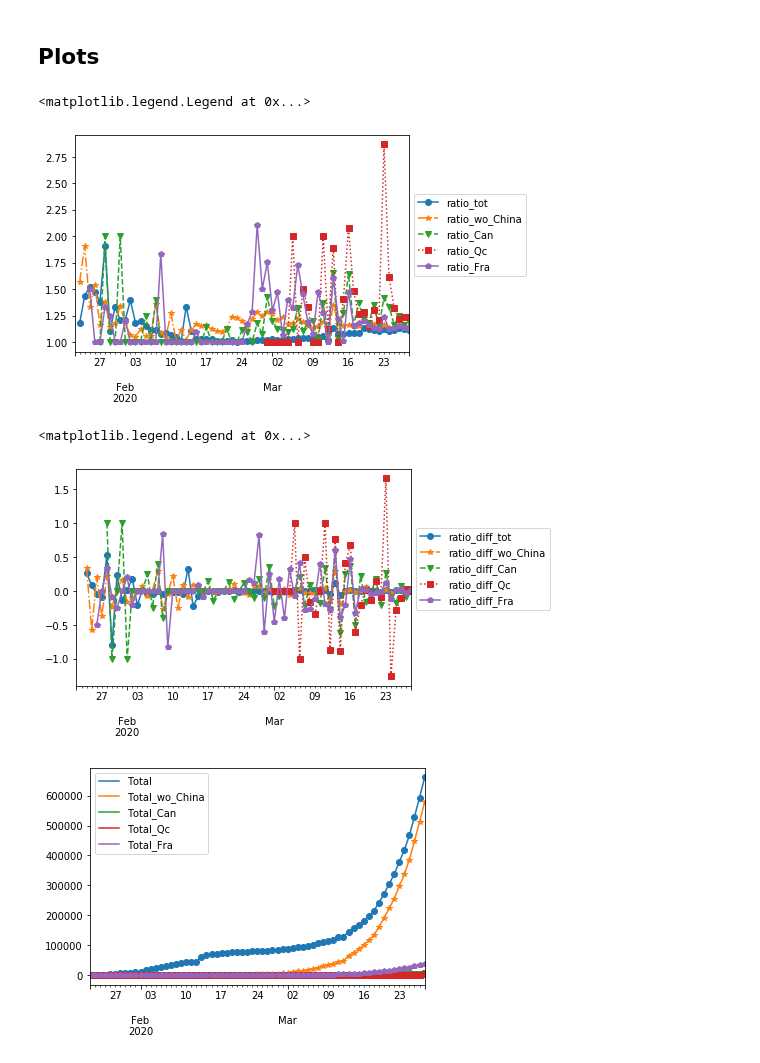
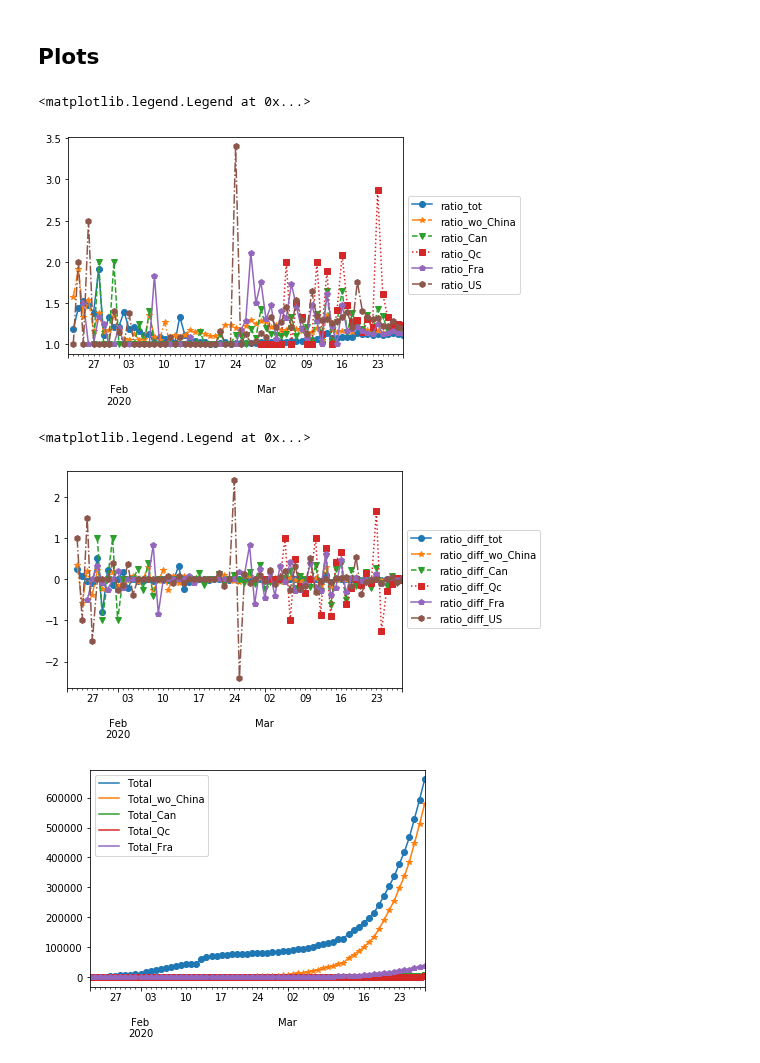
Before and after one commit to louisleroy5/COVID-19, a Jupyter notebook: Stat covid.ipynb, the cells around one changed output. Drawn from its saved outputs; the diff is of its cells as text; code cells hidden in the pictures.

Commit message:
adds US data in tables and plots

```diff
--- a/Stat covid.ipynb
+++ b/Stat covid.ipynb
@@ -107,2 +93,0 @@ Length: 67, dtype: int64
-# %%
-confirmed["Total_US"] = data.loc[:, "US"].iloc[:, -1]
@@ -125,3 +94,7 @@ confirmed["Total_US"] = data.loc[:, "US"].iloc[:, -1]
+# %%
+confirmed["ratio_US"] = ratio_day(confirmed["Total_US"])
+# %%
+confirmed["ratio_diff_US"] = substract(confirmed["ratio_US"])
 # %% [markdown]
 ## Tables
 # %%
@@ -164,7 +138,7 @@ confirmed[
 # %%
 # Ratio
 ax_ratio = confirmed[
-    ["ratio_tot", "ratio_wo_China", "ratio_Can", "ratio_Qc", "ratio_Fra"]
+    ["ratio_tot", "ratio_wo_China", "ratio_Can", "ratio_Qc", "ratio_Fra", "ratio_US"]
 ].plot()
 for i, line in enumerate(ax_ratio.get_lines()):
     line.set_marker(markers[i])
@@ -172,25 +146,26 @@ for i, line in enumerate(ax_ratio.get_lines()):
 ax_ratio.legend(bbox_to_anchor=(1, 0.75))
 # %% [output]
 <matplotlib.legend.Legend at 0x...>
-[figure, old version]
+[figure, new version]
 # %%
 # Ratio diff
 ax_ratio = confirmed[
     [
         "ratio_diff_tot",
         "ratio_diff_wo_China",
         "ratio_diff_Can",
         "ratio_diff_Qc",
         "ratio_diff_Fra",
+        "ratio_diff_US",
     ]
 ].plot()
 for i, line in enumerate(ax_ratio.get_lines()):
     line.set_marker(markers[i])
     line.set_linestyle(styles[i])
 ax_ratio.legend(bbox_to_anchor=(1, 0.75))
 # %% [output]
 <matplotlib.legend.Legend at 0x...>
-[figure, old version]
+[figure, new version]
 # %%
 # Cases
 ax_total = confirmed[
```
Also changed, not shown: parts of 6 cells of this notebook.
